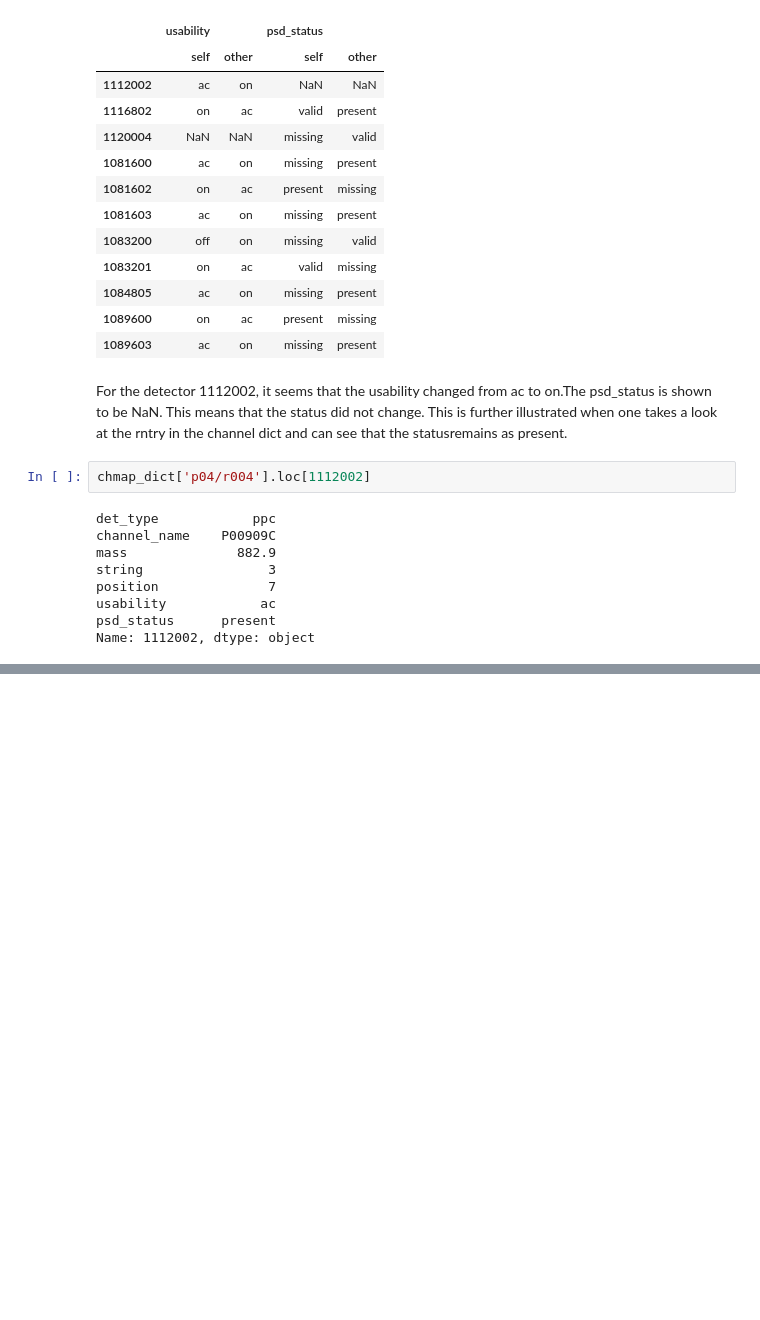
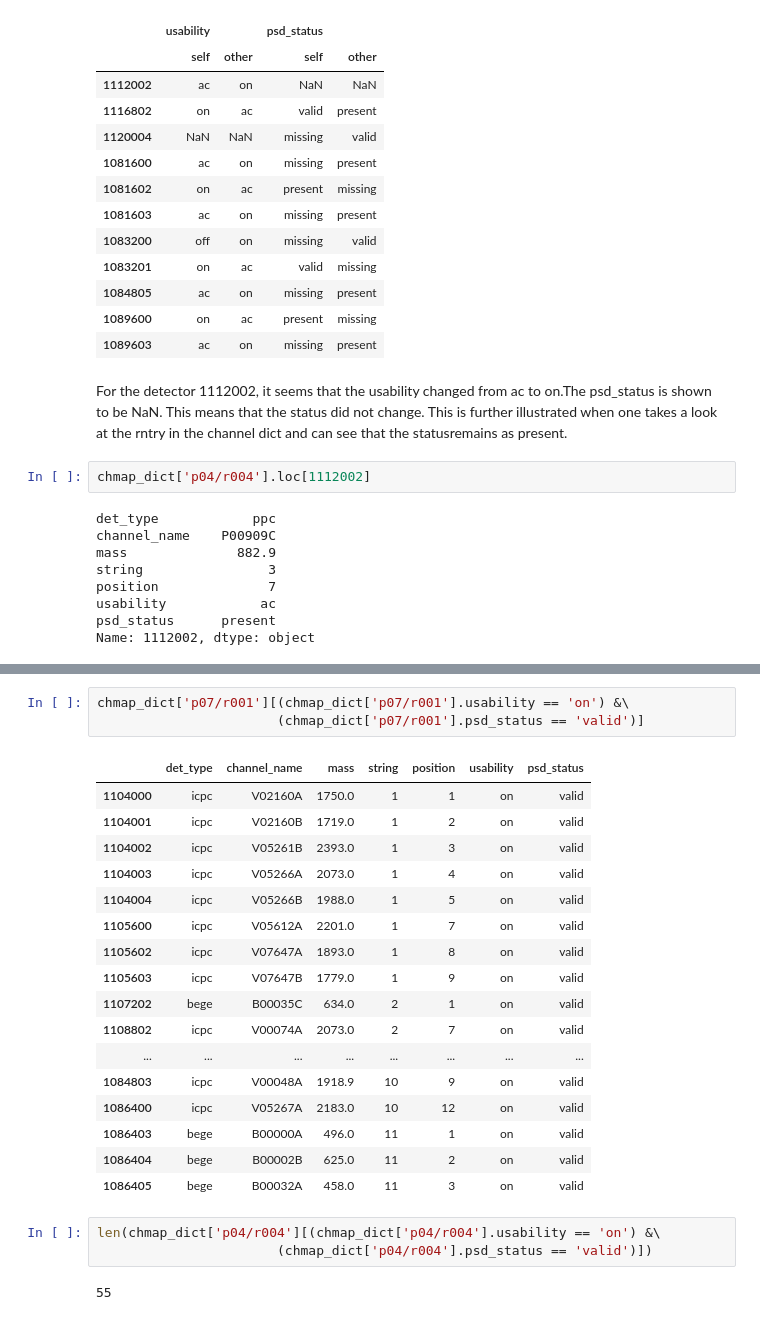
Before and after one commit to Jita22/legend_utils, a Jupyter notebook: channel_maps/channel_maps.ipynb, the cells around one changed output, grey strips where cells are left out. Cells and saved outputs as stored; diff of their text form; blank space fills up the shorter version.

```diff
--- a/channel_maps/channel_maps.ipynb
+++ b/channel_maps/channel_maps.ipynb
@@ -230,0 +245,26 @@ Name: 1112002, dtype: object
+# %%
+chmap_dict['p07/r001'][(chmap_dict['p07/r001'].usability == 'on') &\
+                       (chmap_dict['p07/r001'].psd_status == 'valid')]
+# %% [output]
+|  | det_type | channel_name | mass | string | position | usability | psd_status |
+| 1104000 | icpc | V02160A | 1750.0 | 1 | 1 | on | valid |
+| 1104001 | icpc | V02160B | 1719.0 | 1 | 2 | on | valid |
+| 1104002 | icpc | V05261B | 2393.0 | 1 | 3 | on | valid |
+| 1104003 | icpc | V05266A | 2073.0 | 1 | 4 | on | valid |
+| 1104004 | icpc | V05266B | 1988.0 | 1 | 5 | on | valid |
+| 1105600 | icpc | V05612A | 2201.0 | 1 | 7 | on | valid |
+| 1105602 | icpc | V07647A | 1893.0 | 1 | 8 | on | valid |
+| 1105603 | icpc | V07647B | 1779.0 | 1 | 9 | on | valid |
+| 1107202 | bege | B00035C | 634.0 | 2 | 1 | on | valid |
+| 1108802 | icpc | V00074A | 2073.0 | 2 | 7 | on | valid |
+| ... | ... | ... | ... | ... | ... | ... | ... |
+| 1084803 | icpc | V00048A | 1918.9 | 10 | 9 | on | valid |
+| 1086400 | icpc | V05267A | 2183.0 | 10 | 12 | on | valid |
+| 1086403 | bege | B00000A | 496.0 | 11 | 1 | on | valid |
+| 1086404 | bege | B00002B | 625.0 | 11 | 2 | on | valid |
+| 1086405 | bege | B00032A | 458.0 | 11 | 3 | on | valid |
+# %%
+len(chmap_dict['p04/r004'][(chmap_dict['p04/r004'].usability == 'on') &\
+                       (chmap_dict['p04/r004'].psd_status == 'valid')])
+# %% [output]
+55
```
Also changed, not shown: parts of 6 cells of this notebook, 3 other files.
